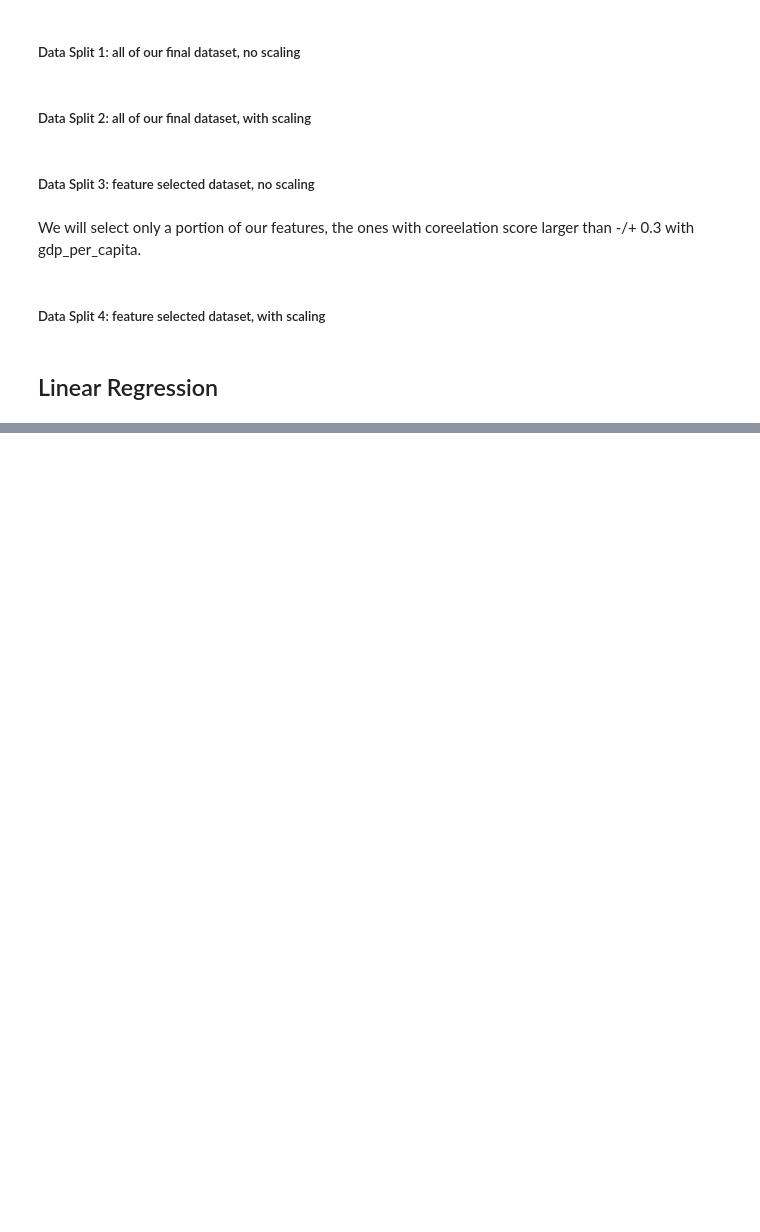
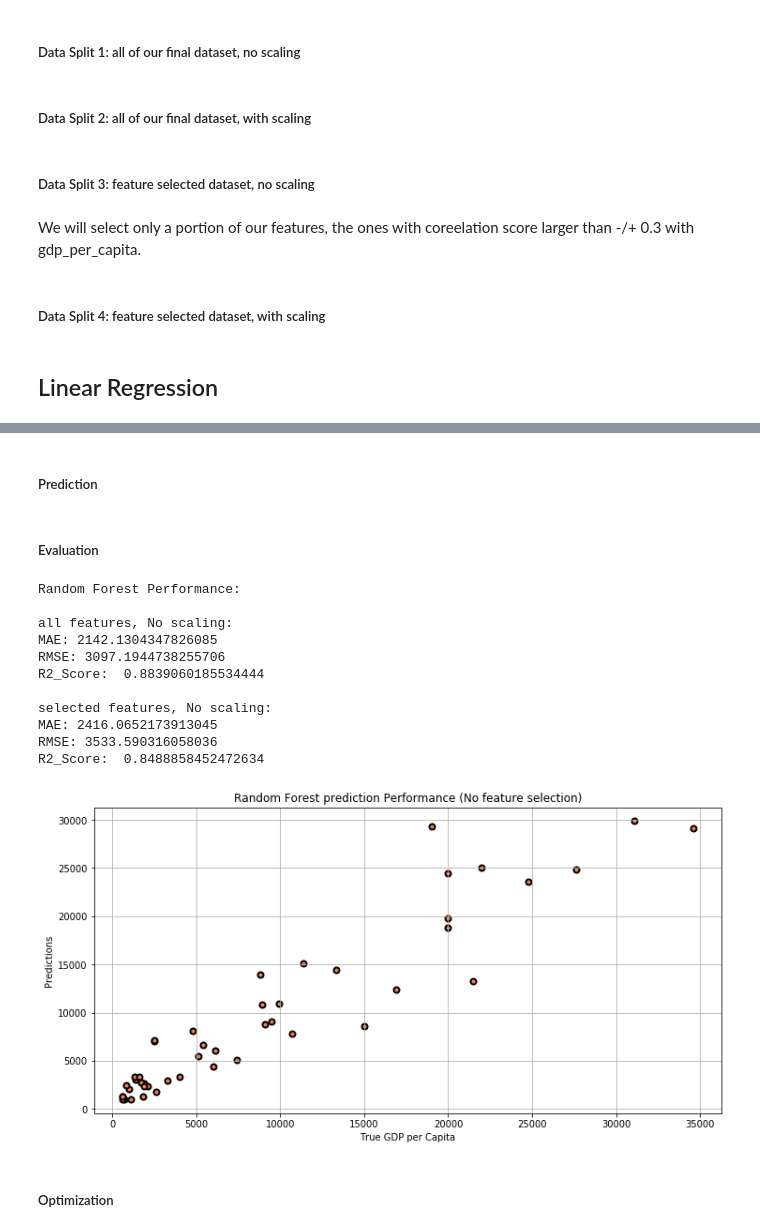
Before and after one commit to akshit4/Countries_GDP, a Jupyter notebook: Countries_GDP.ipynb, the cells around one changed output, grey strips where cells are left out. Saved outputs shown, nothing was run; the diff lists cells and outputs as text; code cells hidden in the pictures; blank space fills up the shorter version.

```diff
--- a/Countries_GDP.ipynb
+++ b/Countries_GDP.ipynb
@@ -478,0 +560,6 @@ y4_test = y3_test
+# %%
+rf1 = RandomForestRegressor(random_state=101, n_estimators=200)
+rf3 = RandomForestRegressor(random_state=101, n_estimators=200)
+
+rf1.fit(X_train, y_train)
+rf3.fit(X3_train, y3_train)
@@ -478,0 +574,42 @@ y4_test = y3_test
+# %% [markdown]
+##### Prediction
+# %%
+rf1_pred = rf1.predict(X_test)
+rf3_pred = rf3.predict(X3_test)
+# %% [markdown]
+##### Evaluation
+# %%
+print('Random Forest Performance:')
+
+print('\nall features, No scaling:')
+print('MAE:', metrics.mean_absolute_error(y_test, rf1_pred))
+print('RMSE:', np.sqrt(metrics.mean_squared_error(y_test, rf1_pred)))
+print('R2_Score: ', metrics.r2_score(y_test, rf1_pred))
+
+print('\nselected features, No scaling:')
+print('MAE:', metrics.mean_absolute_error(y3_test, rf3_pred))
+print('RMSE:', np.sqrt(metrics.mean_squared_error(y3_test, rf3_pred)))
+print('R2_Score: ', metrics.r2_score(y3_test, rf3_pred))
+
+fig = plt.figure(figsize=(12, 6))
+plt.scatter(y_test,rf1_pred,color='coral', linewidths=2, edgecolors='k')
+plt.xlabel('True GDP per Capita')
+plt.ylabel('Predictions')
+plt.title('Random Forest prediction Performance (No feature selection)')
+plt.grid()
+plt.show()
+# %% [output]
+Random Forest Performance:
+
+all features, No scaling:
+MAE: 2142.1304347826085
+RMSE: 3097.1944738255706
+R2_Score:  0.8839060185534444
+
+selected features, No scaling:
+MAE: 2416.0652173913045
+RMSE: 3533.590316058036
+R2_Score:  0.8488858452472634
+[figure, added]
+# %% [markdown]
+##### Optimization
```
Also changed, not shown: parts of 19 cells of this notebook.
